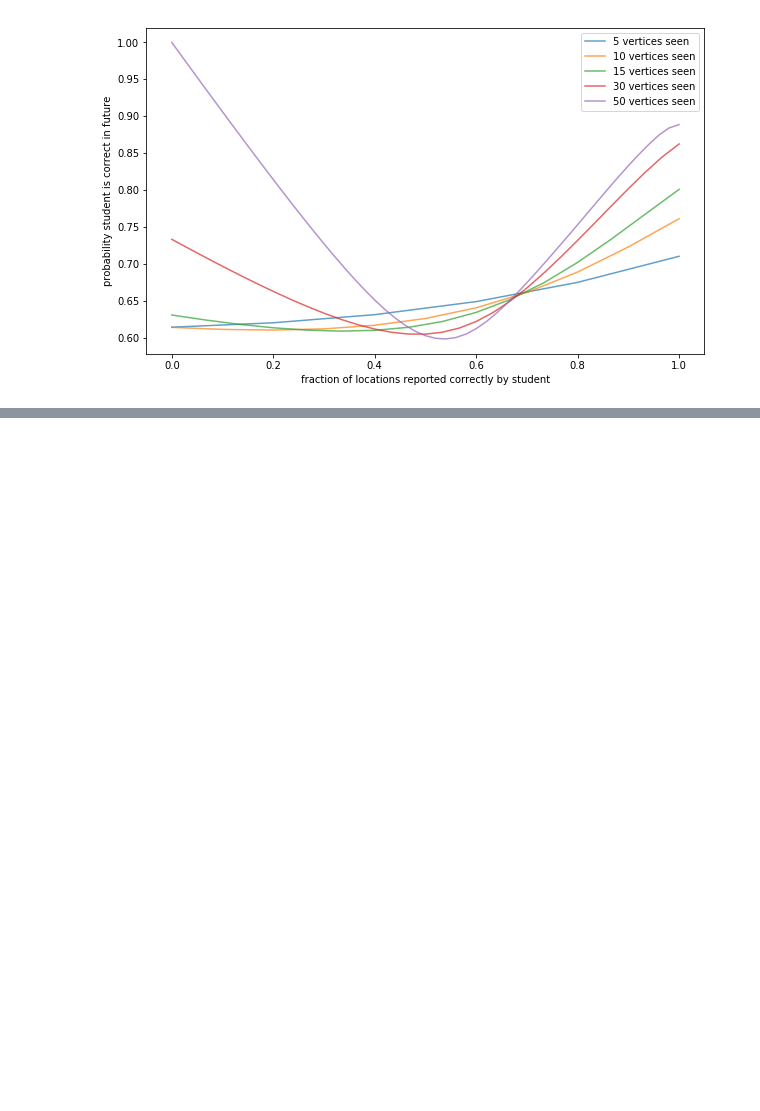
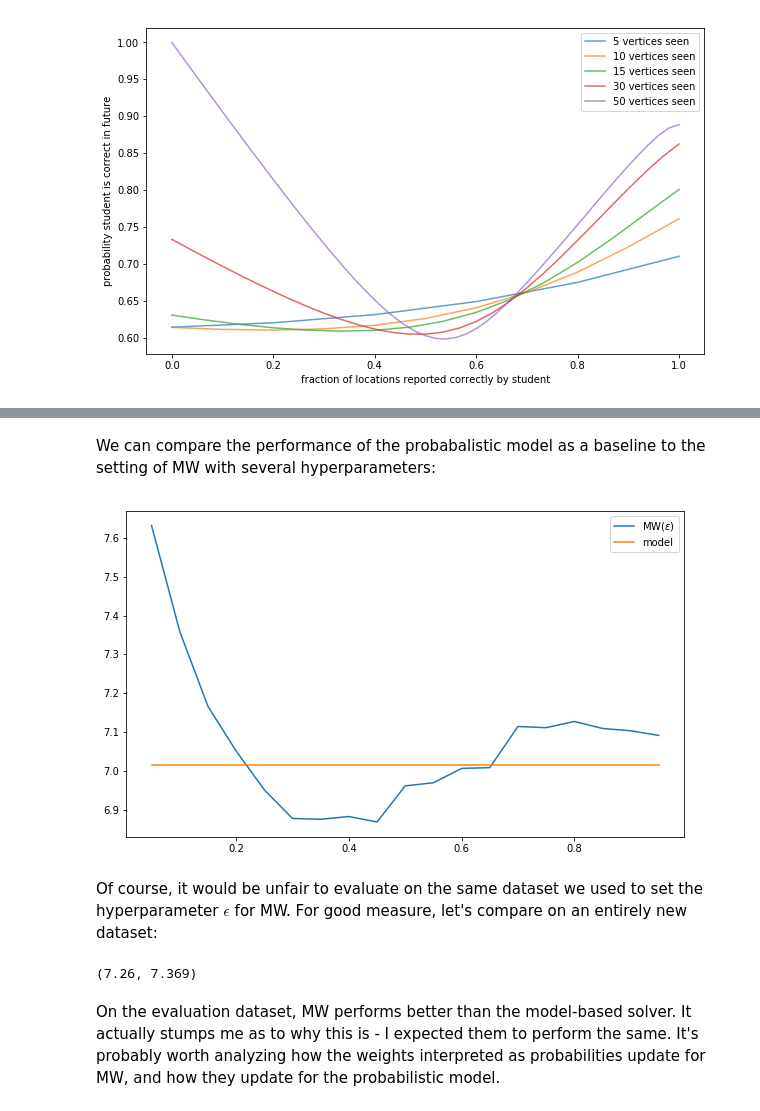
Before and after one commit to maxov/170-project-analysis, a Jupyter notebook: project-analysis.ipynb, the cells around one changed output, grey strips where cells are left out. Saved outputs shown, nothing was run; the diff lists cells and outputs as text; code cells hidden in the pictures; blank space fills up the shorter version.

```diff
--- a/project-analysis.ipynb
+++ b/project-analysis.ipynb
@@ -411,0 +501,12 @@ There's not a tremendous difference, but we trust students who are very correct
+# %% [markdown]
+We can compare the performance of the probabalistic model as a baseline to the setting of MW with several hyperparameters:
+# %%
+plt.figure(figsize=(10, 6))
+plt.plot(eps, np.mean(unif_dataset_mw_results, axis=1), label="MW($\epsilon$)")
+plt.plot(eps, np.repeat(np.mean(unif_dataset_model_results), len(eps)), label="model")
+plt.legend()
+plt.show()
+# %% [output]
+[figure, added]
+# %% [markdown]
+Of course, it would be unfair to evaluate on the same dataset we used to set the hyperparameter $\epsilon$ for MW. For good measure, let's compare on an entirely new dataset:
@@ -411,0 +518,6 @@ There's not a tremendous difference, but we trust students who are very correct
+# %%
+np.mean(eval_perf_mw), np.mean(eval_perf_model)
+# %% [output]
+(7.26, 7.369)
+# %% [markdown]
+On the evaluation dataset, MW performs better than the model-based solver. It actually stumps me as to why this is - I expected them to perform the same. It's probably worth analyzing how the weights interpreted as probabilities update for MW, and how they update for the probabilistic model.
```
Also changed, not shown: parts of 16 cells of this notebook.
